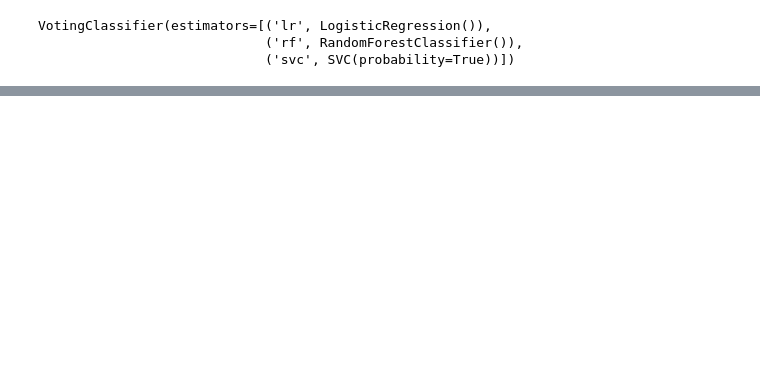
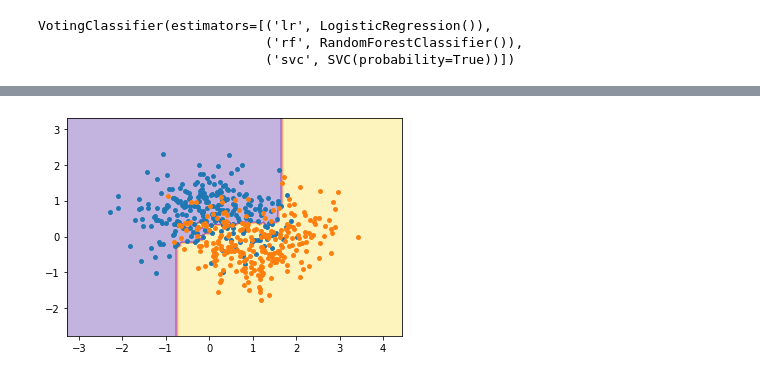
Before and after one commit to ZArk749/Hello-ML, a Jupyter notebook: Ensemble.ipynb, the cells around one changed output, grey strips where cells are left out. Saved outputs shown, nothing was run; the diff lists cells and outputs as text; code cells hidden in the pictures; blank space fills up the shorter version.

```diff
--- a/Ensemble.ipynb
+++ b/Ensemble.ipynb
@@ -130,0 +227,16 @@ AdaBoostClassifier = 0.953
+# %%
+#a bit cleaner i guess
+
+def boundary_decision_graph(classifier, data):
+    DecisionBoundaryDisplay.from_estimator(
+            classifier, data, alpha=0.3, response_method="predict", cmap="plasma"
+        )
+
+    plt.scatter(X[y == 0, 0], X[y == 0, 1], cmap="plasma",alpha=1, s=15)
+    plt.scatter(X[y == 1, 0], X[y == 1, 1], cmap="plasma",alpha=1, s=15)
+
+    plt.show()
+
+boundary_decision_graph(rnd_clf,X)
+# %% [output]
+[figure, added]
```
Also changed, not shown: parts of 16 cells of this notebook, 1 other file.
